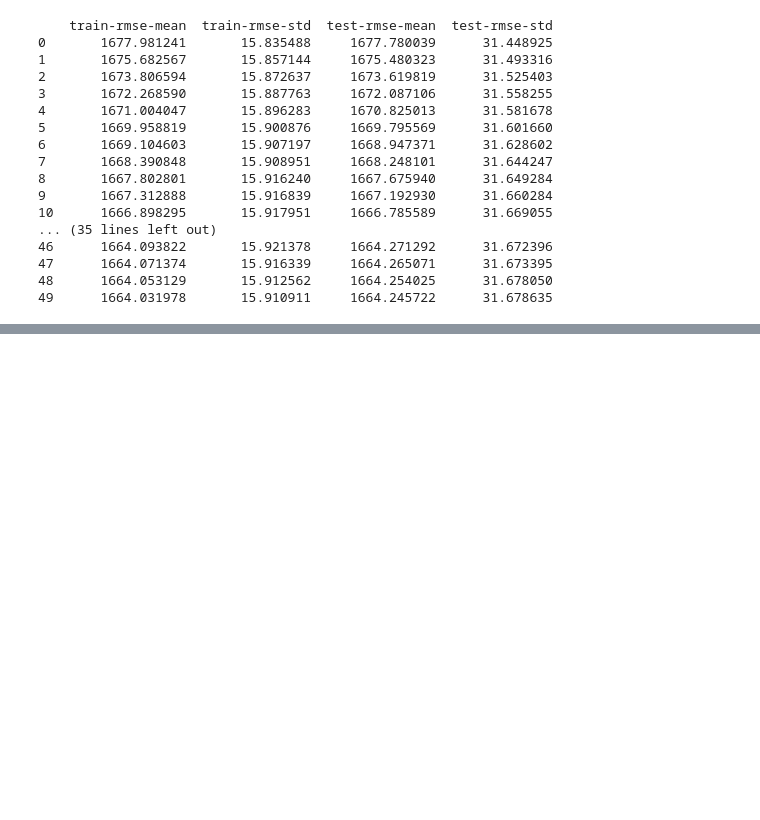
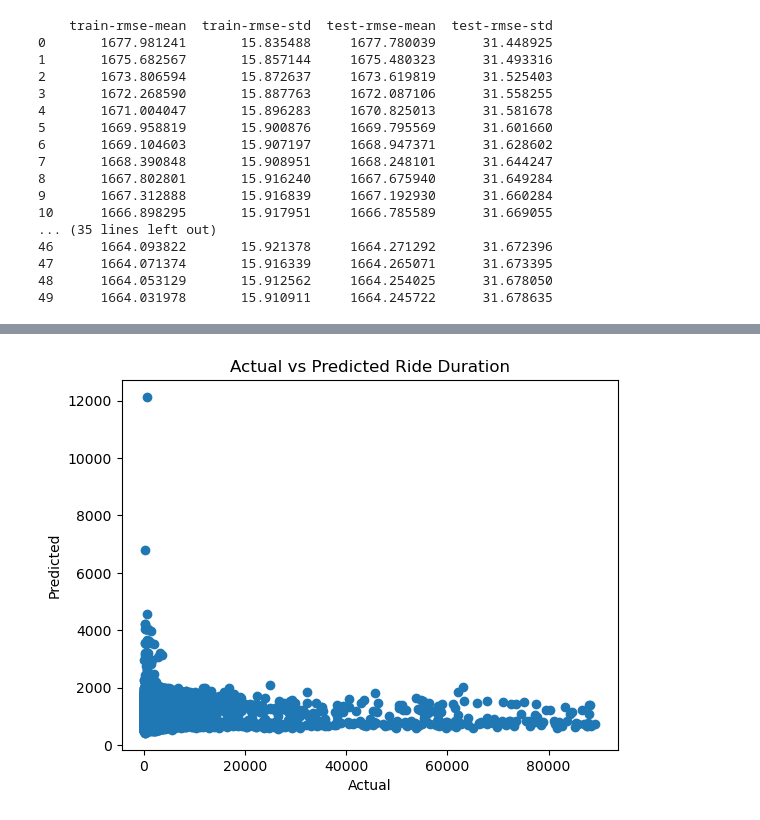
Before and after one commit to 4D0R/ECON1680-proj1, a Jupyter notebook: analysis.ipynb, the cells around one changed output, grey strips where cells are left out. Cells and saved outputs as stored; diff of their text form; code cells hidden in the pictures; blank space fills up the shorter version.

```diff
--- a/analysis.ipynb
+++ b/analysis.ipynb
@@ -250,0 +261,11 @@ print(cv_results)
+# %%
+# lets take a look at the actual vs predicted values
+fig, ax = plt.subplots()
+ax.scatter(y_test, y_pred)
+
+ax.set_title('Actual vs Predicted Ride Duration')
+ax.set_xlabel('Actual')
+ax.set_ylabel('Predicted')
+plt.show()
+# %% [output]
+[figure, added]
```
Also changed, not shown: parts of 3 cells of this notebook, 2 other files.
